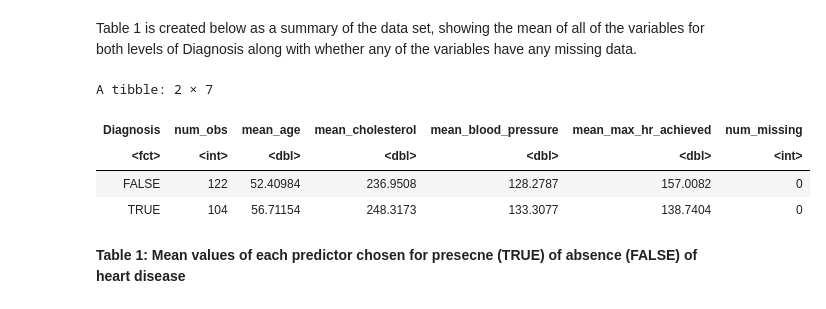
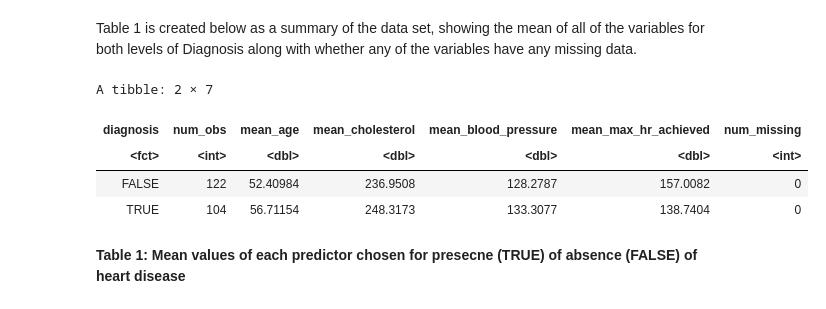
Before and after one commit to jagroop-randhawa/dsci-100-2022w2-group-26, a Jupyter notebook: group_26_project_report.ipynb, the cells around one changed output. Saved outputs shown, nothing was run; the diff lists cells and outputs as text; code cells hidden in the pictures.

```diff
--- a/group_26_project_report.ipynb
+++ b/group_26_project_report.ipynb
@@ -109,8 +109,8 @@ A tibble: 6 × 5
 The diagnosis variable is then mutated such that it only outputs TRUE or FALSE to indicate whether a heart disease is present or not with TRUE indicating the presence of one and FALSE indicating the absence.
 # %%
 #Change diagnosis to FALSE for no heart diagnosis and TRUE for any heart diagnosis
-heart_diagnosis <- heart_clean |>
-mutate(Diagnosis = (diagnosis != 0)) |>
-mutate("Diagnosis" = as_factor(Diagnosis))
-head(heart_diagnosis)
+heart_data <- heart_clean |>
+mutate(diagnosis = (diagnosis != 0)) |>
+mutate("diagnosis" = as_factor(diagnosis))
+head(heart_data)
 # %% [output]
@@ -128,6 +126,6 @@ The new Diagnosis variable is then selected for with the old diagnosis variable
 # %%
 #Now choose the required variables
 
-heart_data <- heart_diagnosis |>
-select(-diagnosis)
-head(heart_data)
+#heart_data <- heart_diagnosis |>
+#select(-diagnosis)
+#head(heart_data)
@@ -148,7 +136,7 @@ The data is now split up into training and testing data, with 75% of the dat goi
 
 set.seed(1976)
 
-heart_data_split <- initial_split(heart_data, prop = 0.75, strata = Diagnosis)
+heart_data_split <- initial_split(heart_data, prop = 0.75, strata = diagnosis)
 heart_data_train <- training(heart_data_split)
 heart_data_test <- testing(heart_data_split)
 # %% [markdown]
@@ -156,18 +144,18 @@ Table 1 is created below as a summary of the data set, showing the mean of all o
 # %%
 #Creating data summary table of training data
 
 heart_table <- heart_data_train |>
-group_by(Diagnosis) |>
+group_by(diagnosis) |>
 summarize(num_obs = n(),
 mean_age = mean(age, na.rm = TRUE),
 mean_cholesterol = mean(cholesterol_level, na.rm = TRUE),
 mean_blood_pressure = mean(resting_blood_pressure, na.rm = TRUE),
 mean_max_hr_achieved = mean(maximum_heart_rate_achieved, na.rm = TRUE),
 num_missing = sum((is.na(age)) + sum(is.na(cholesterol_level)) + sum(is.na(maximum_heart_rate_achieved))+ sum(is.na(resting_blood_pressure))))
 heart_table
 # %% [output]
 A tibble: 2 × 7
-| Diagnosis | num_obs | mean_age | mean_cholesterol | mean_blood_pressure | mean_max_hr_achieved | num_missing |
+| diagnosis | num_obs | mean_age | mean_cholesterol | mean_blood_pressure | mean_max_hr_achieved | num_missing |
 | <fct> | <int> | <dbl> | <dbl> | <dbl> | <dbl> | <int> |
 | FALSE | 122 | 52.40984 | 236.9508 | 128.2787 | 157.0082 | 0 |
 | TRUE | 104 | 56.71154 | 248.3173 | 133.3077 | 138.7404 | 0 |
```
Also changed, not shown: parts of 16 cells of this notebook.
